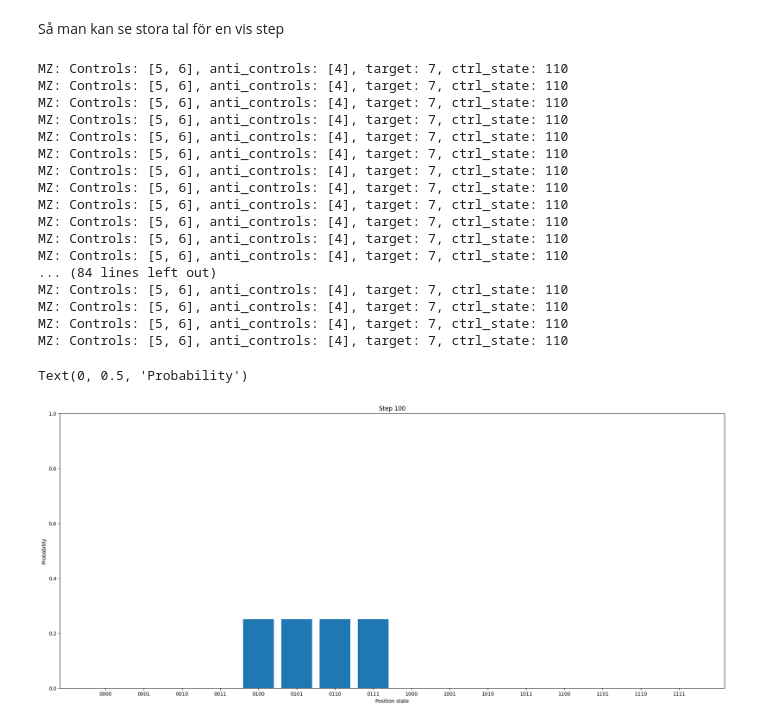
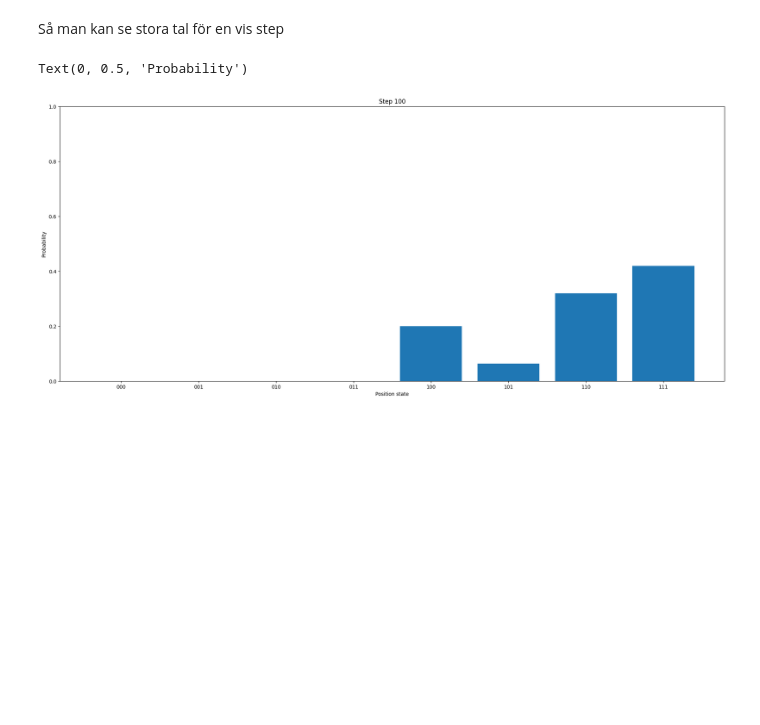
Before and after one commit to Toshihide-Sakao/DA150X-Qauntum-Szegedy-Walk, a Jupyter notebook: qiskit-saker/quantum_szegedy.ipynb, the cells around one changed output. Drawn from its saved outputs; the diff is of its cells as text; code cells hidden in the pictures; blank space fills up the shorter version.

```diff
--- a/qiskit-saker/quantum_szegedy.ipynb
+++ b/qiskit-saker/quantum_szegedy.ipynb
@@ -6,7 +6,7 @@ from qiskit_aer import Aer, AerSimulator
 from qiskit.quantum_info import Statevector
 from qiskit.visualization import plot_histogram
 # %%
-num_input = 4
+num_input = 3
 num_qubits = num_input * 2
 # %%
 def multi_cx(qc, controls, anti_controls, target):
@@ -180,51 +184,35 @@ simulator = AerSimulator()
 
 steps = 100
 
 # Apply Hadamard coin operator
 qc.h(num_input + 0)
-qc.x(num_input + 2)
-qc.cx(num_input + 0, num_input + 1)
+for i in range(num_input - 2):
+    qc.cx(num_input + 0, num_input + 1 + i)
+qc.x(num_input * 2 - 1)
 # done with initail setup
 # qc.barrier()
 
 szegedy_step(qc)
 for _ in range(steps-1):
     qc.h(num_input + 0)
     szegedy_step(qc)
 
 state = Statevector.from_instruction(qc)
 
 
 fig, axs = plt.subplots(1, 1, figsize=(24, 10))
 
 probs = state.probabilities_dict()
 filtered = {}
 for key, val in probs.items():
     pos = key[:num_input]
     filtered[pos] = filtered.get(pos, 0) + val
 
 axs.bar(filtered.keys(), filtered.values())
 axs.set_title(f"Step {steps}")
 axs.set_ylim(0, 1)
 axs.set_xlabel("Position state")
 axs.set_ylabel("Probability")
 # %% [output]
-MZ: Controls: [5, 6], anti_controls: [4], target: 7, ctrl_state: 110
-MZ: Controls: [5, 6], anti_controls: [4], target: 7, ctrl_state: 110
-MZ: Controls: [5, 6], anti_controls: [4], target: 7, ctrl_state: 110
-MZ: Controls: [5, 6], anti_controls: [4], target: 7, ctrl_state: 110
-MZ: Controls: [5, 6], anti_controls: [4], target: 7, ctrl_state: 110
-MZ: Controls: [5, 6], anti_controls: [4], target: 7, ctrl_state: 110
-MZ: Controls: [5, 6], anti_controls: [4], target: 7, ctrl_state: 110
-MZ: Controls: [5, 6], anti_controls: [4], target: 7, ctrl_state: 110
-MZ: Controls: [5, 6], anti_controls: [4], target: 7, ctrl_state: 110
-MZ: Controls: [5, 6], anti_controls: [4], target: 7, ctrl_state: 110
-MZ: Controls: [5, 6], anti_controls: [4], target: 7, ctrl_state: 110
-MZ: Controls: [5, 6], anti_controls: [4], target: 7, ctrl_state: 110
-... (84 lines left out)
-MZ: Controls: [5, 6], anti_controls: [4], target: 7, ctrl_state: 110
-MZ: Controls: [5, 6], anti_controls: [4], target: 7, ctrl_state: 110
-MZ: Controls: [5, 6], anti_controls: [4], target: 7, ctrl_state: 110
-MZ: Controls: [5, 6], anti_controls: [4], target: 7, ctrl_state: 110
+Text(0, 0.5, 'Probability')
-Text(0, 0.5, 'Probability')
-[figure, old version]
+[figure, new version]
```
Also changed, not shown: parts of 4 cells of this notebook.
